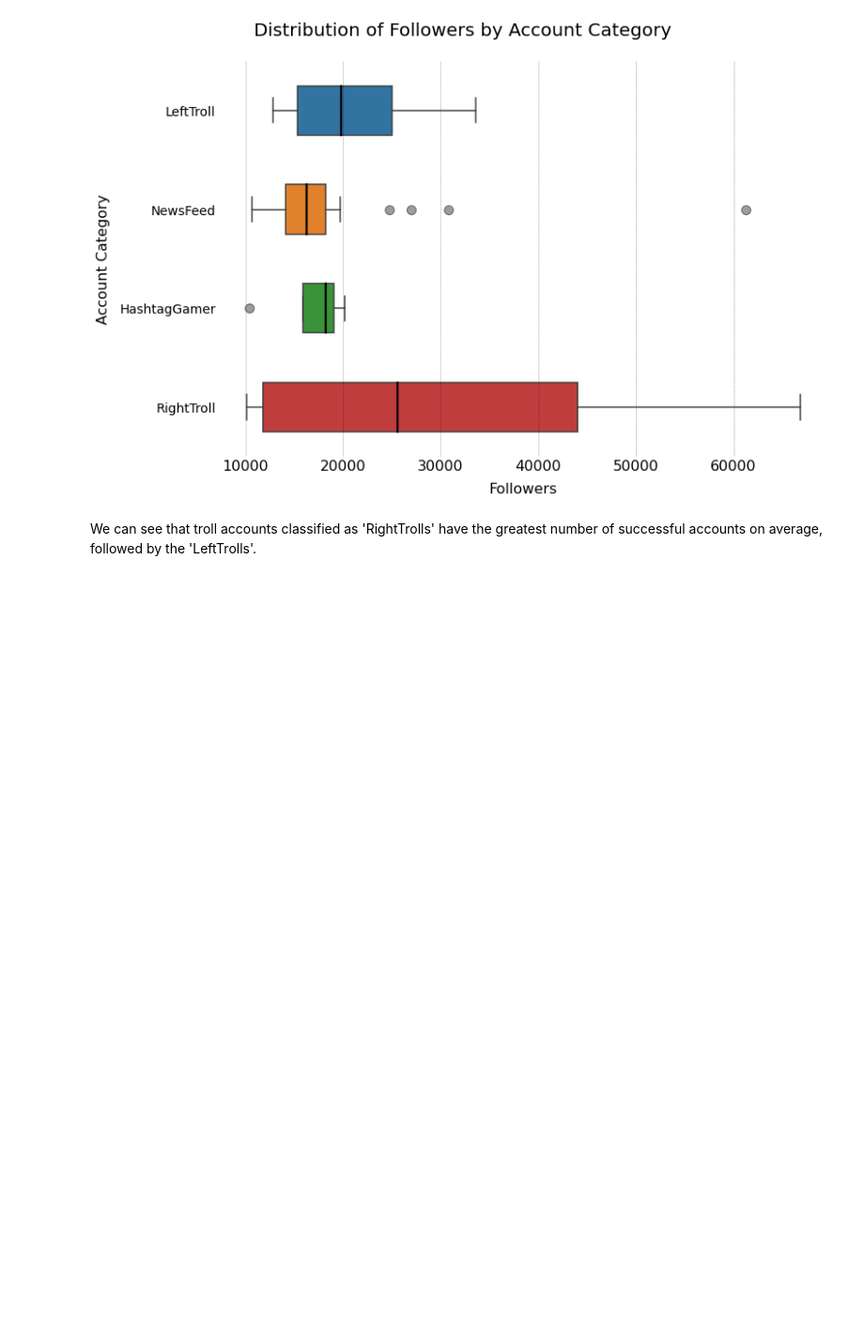
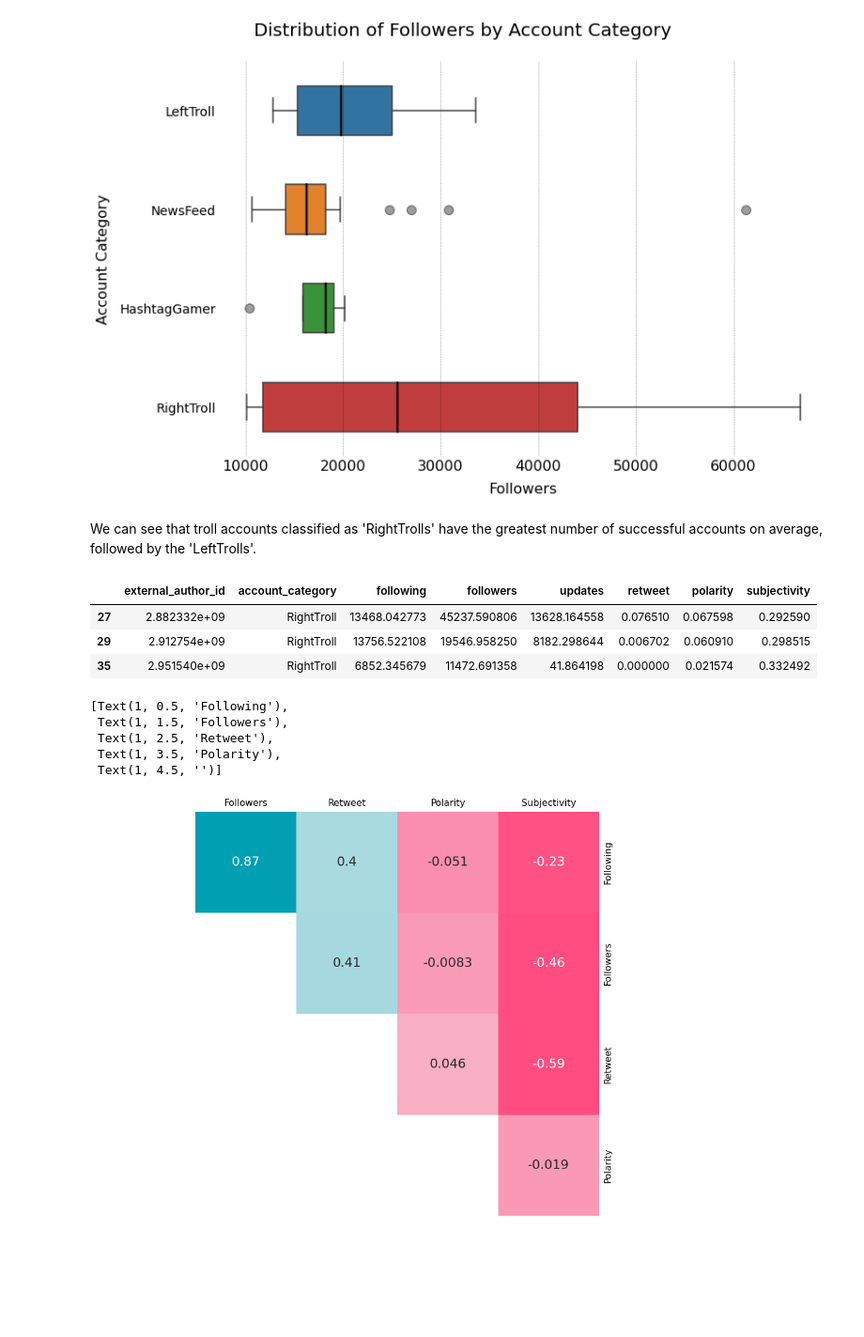
Before and after one commit to fahm1/portfolio, a Jupyter notebook: Troll Tweet Analysis/tweet_analysis_notebook.ipynb, the cells around one changed output. Shown at 94% size. Saved outputs shown, nothing was run; the diff lists cells and outputs as text; code cells hidden in the pictures; blank space fills up the shorter version.

```diff
--- a/Troll Tweet Analysis/tweet_analysis_notebook.ipynb
+++ b/Troll Tweet Analysis/tweet_analysis_notebook.ipynb
@@ -439,3 +445,35 @@ plt.show()
 [figure]
 # %% [markdown]
 We can see that troll accounts classified as 'RightTrolls' have the greatest number of successful accounts on average, followed by the 'LeftTrolls'.
+# %%
+df_right = df_plot[df_plot['account_category'] == 'RightTroll']
+df_right.head(3)
+# %% [output]
+|  | external_author_id | account_category | following | followers | updates | retweet | polarity | subjectivity |
+| 27 | 2.882332e+09 | RightTroll | 13468.042773 | 45237.590806 | 13628.164558 | 0.076510 | 0.067598 | 0.292590 |
+| 29 | 2.912754e+09 | RightTroll | 13756.522108 | 19546.958250 | 8182.298644 | 0.006702 | 0.060910 | 0.298515 |
+| 35 | 2.951540e+09 | RightTroll | 6852.345679 | 11472.691358 | 41.864198 | 0.000000 | 0.021574 | 0.332492 |
+# %%
+df_corr_right = df_right.drop(columns=col_to_drop).copy().corr()
+mask_right = np.tril(np.ones_like(df_corr, dtype=bool))
+# %%
+plt.figure(figsize=(16, 16))
+ax1_labels = ['', 'Followers', 'Retweet', 'Polarity', 'Subjectivity']
+ax2_labels = ['Following', 'Followers', 'Retweet', 'Polarity', '']
+cmap = sns.diverging_palette(0, 210, 100, 60, as_cmap=True)
+
+hm = sns.heatmap(df_corr_right, mask=mask, cmap=cmap, vmax=0.75, vmin=-0.25, square=True,
+                 linewidths=0, annot=True, annot_kws={'size': 22}, cbar=False,
+                 yticklabels=ax2_labels, xticklabels=ax1_labels)
+
+hm.tick_params(left=False, right=False, top=False, bottom=False,
+               labelleft=False, labelright=True, labeltop=True, labelbottom=False,
+               labelsize=16)
+hm.set_yticklabels(hm.get_yticklabels(), va='center')
+# %% [output]
+[Text(1, 0.5, 'Following'),
+ Text(1, 1.5, 'Followers'),
+ Text(1, 2.5, 'Retweet'),
+ Text(1, 3.5, 'Polarity'),
+ Text(1, 4.5, '')]
+[figure, added]
```
Also changed, not shown: parts of 4 cells of this notebook, 3 other files.
